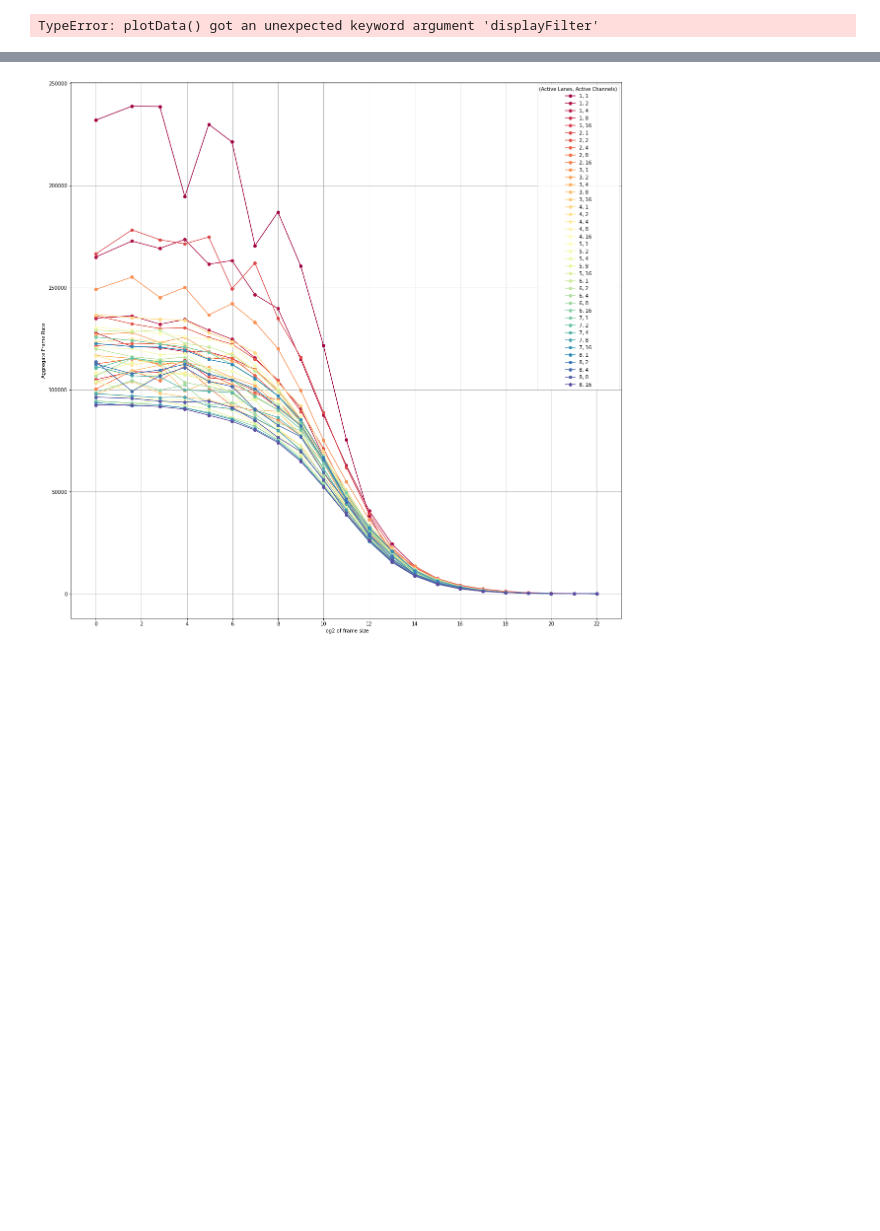
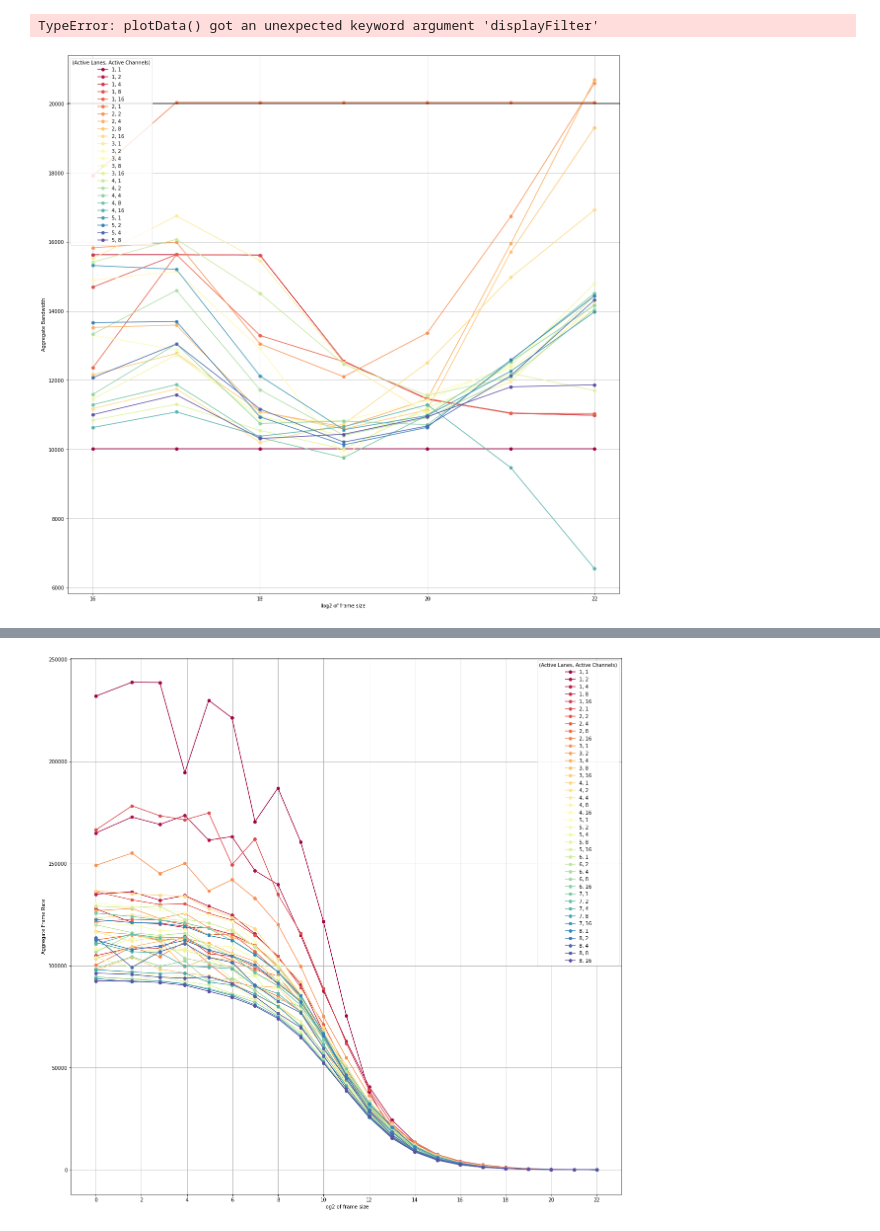
Before and after one commit to slaclab/pgp-pcie-apps, a Jupyter notebook: software/scripts/1) 4k burst l8c16 alveo disk packet size -1.ipynb, the cells around one changed output, grey strips where cells are left out. Drawn from its saved outputs; the diff is of its cells as text; code cells hidden in the pictures; blank space fills up the shorter version.

Commit message:
added new graphs

```diff
--- a/software/scripts/1) 4k burst l8c16 alveo disk packet size -1.ipynb
+++ b/software/scripts/1) 4k burst l8c16 alveo disk packet size -1.ipynb
@@ -88,15 +88,24 @@ for i in range(19):
 # %% [output]
 TypeError: plotData() got an unexpected keyword argument 'displayFilter'
 # %%
-for i in range(19):
-    plotData(
-        dbCon,
-        funcSelect = 1,
-        dataIndex = 4,
-        displayAggregate = True,
-        displayFilter = lambda val, maxi, index: index == i
-    )
+plotData(
+    dbCon,
+    funcSelect = 2,
+    dataIndex = 3,
+    displayAggregate = True,
+    collectionFilter = lambda rw: rw[2]>2**15 and not (rw[0]>5 or (rw[0]==5 and rw[1]==16)),
+    namer = lambda num: str(num[0]) + ", " + str(num[1]),
+    legendTitle = '(Active Lanes, Active Channels)',
+    displayError = False,
+    legendLoc = 'upper left'
+)
 
-    plt.rcParams['figure.figsize'] = [20, 20]
-    plt.show()
+plt.rcParams['figure.figsize'] = [20, 20]
+plt.grid(True)
+plt.xticks(np.arange(16,24,2.0))
+plt.axhline(20000, linestyle = '-', color = 'k')
+#plt.text(-2.8, 20000, "20Gbps")
+plt.show()
+# %% [output]
+[figure, added]
 # %%
```
Also changed, not shown: parts of 2 cells of this notebook.
